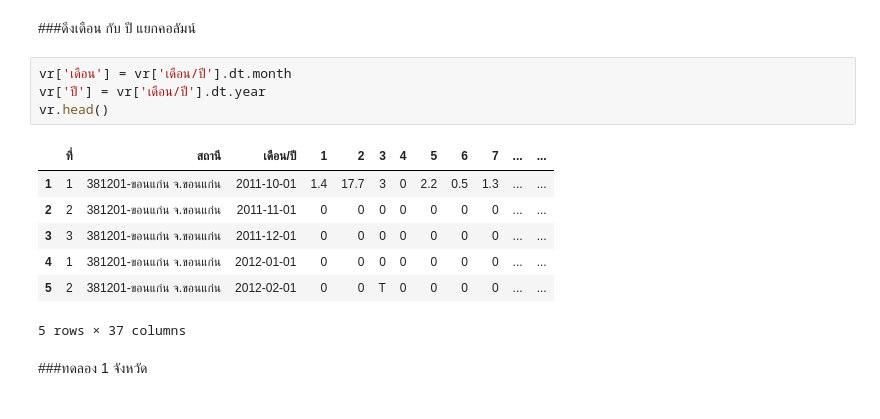
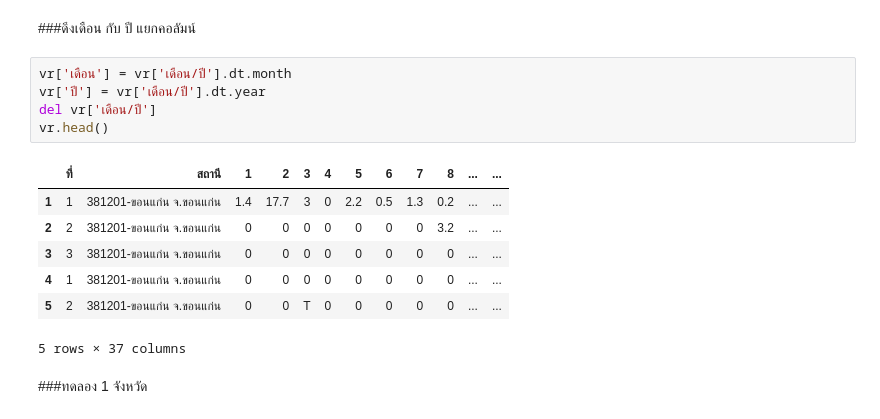
Before and after one commit to Nattakonjpg/bsc_dpbm22, a Jupyter notebook: [data3]_กรมอุตุ_.ipynb, the cells around one changed output. Cells and saved outputs as stored; diff of their text form.

```diff
--- a/[data3]_กรมอุตุ_.ipynb
+++ b/[data3]_กรมอุตุ_.ipynb
@@ -916,14 +944,15 @@ vr.shape
 # %%
 vr['เดือน'] = vr['เดือน/ปี'].dt.month
 vr['ปี'] = vr['เดือน/ปี'].dt.year
+del vr['เดือน/ปี']
 vr.head()
 # %% [output]
-|  | ที่ | สถานี | เดือน/ปี | 1 | 2 | 3 | 4 | 5 | 6 | 7 | ... | ... |
-| 1 | 1 | 381201-ขอนแก่น จ.ขอนแก่น | 2011-10-01 | 1.4 | 17.7 | 3 | 0 | 2.2 | 0.5 | 1.3 | ... | ... |
-| 2 | 2 | 381201-ขอนแก่น จ.ขอนแก่น | 2011-11-01 | 0 | 0 | 0 | 0 | 0 | 0 | 0 | ... | ... |
-| 3 | 3 | 381201-ขอนแก่น จ.ขอนแก่น | 2011-12-01 | 0 | 0 | 0 | 0 | 0 | 0 | 0 | ... | ... |
-| 4 | 1 | 381201-ขอนแก่น จ.ขอนแก่น | 2012-01-01 | 0 | 0 | 0 | 0 | 0 | 0 | 0 | ... | ... |
-| 5 | 2 | 381201-ขอนแก่น จ.ขอนแก่น | 2012-02-01 | 0 | 0 | T | 0 | 0 | 0 | 0 | ... | ... |
+|  | ที่ | สถานี | 1 | 2 | 3 | 4 | 5 | 6 | 7 | 8 | ... | ... |
+| 1 | 1 | 381201-ขอนแก่น จ.ขอนแก่น | 1.4 | 17.7 | 3 | 0 | 2.2 | 0.5 | 1.3 | 0.2 | ... | ... |
+| 2 | 2 | 381201-ขอนแก่น จ.ขอนแก่น | 0 | 0 | 0 | 0 | 0 | 0 | 0 | 3.2 | ... | ... |
+| 3 | 3 | 381201-ขอนแก่น จ.ขอนแก่น | 0 | 0 | 0 | 0 | 0 | 0 | 0 | 0 | ... | ... |
+| 4 | 1 | 381201-ขอนแก่น จ.ขอนแก่น | 0 | 0 | 0 | 0 | 0 | 0 | 0 | 0 | ... | ... |
+| 5 | 2 | 381201-ขอนแก่น จ.ขอนแก่น | 0 | 0 | T | 0 | 0 | 0 | 0 | 0 | ... | ... |
 5 rows × 37 columns
 # %% [markdown]
 ###ทดลอง 1 จังหวัด
```
Also changed, not shown: parts of 40 cells of this notebook.
